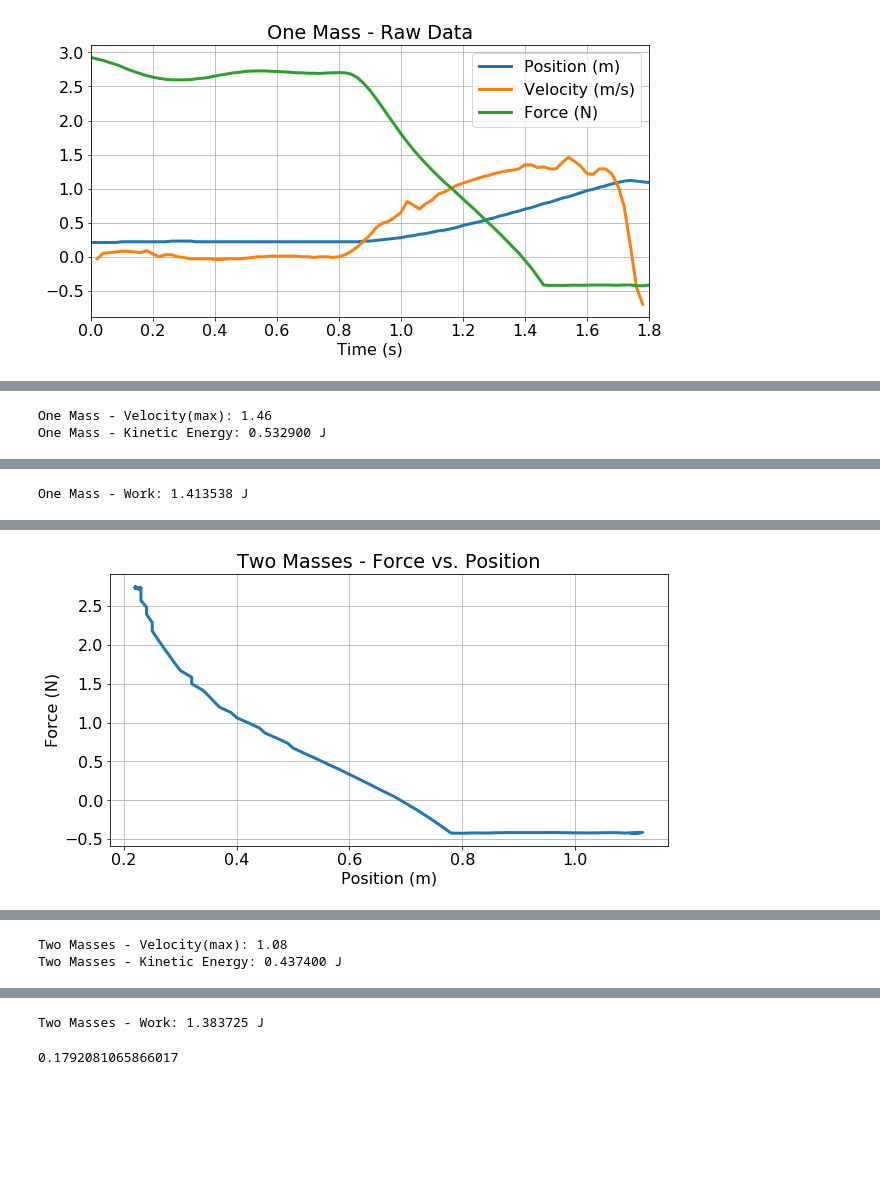
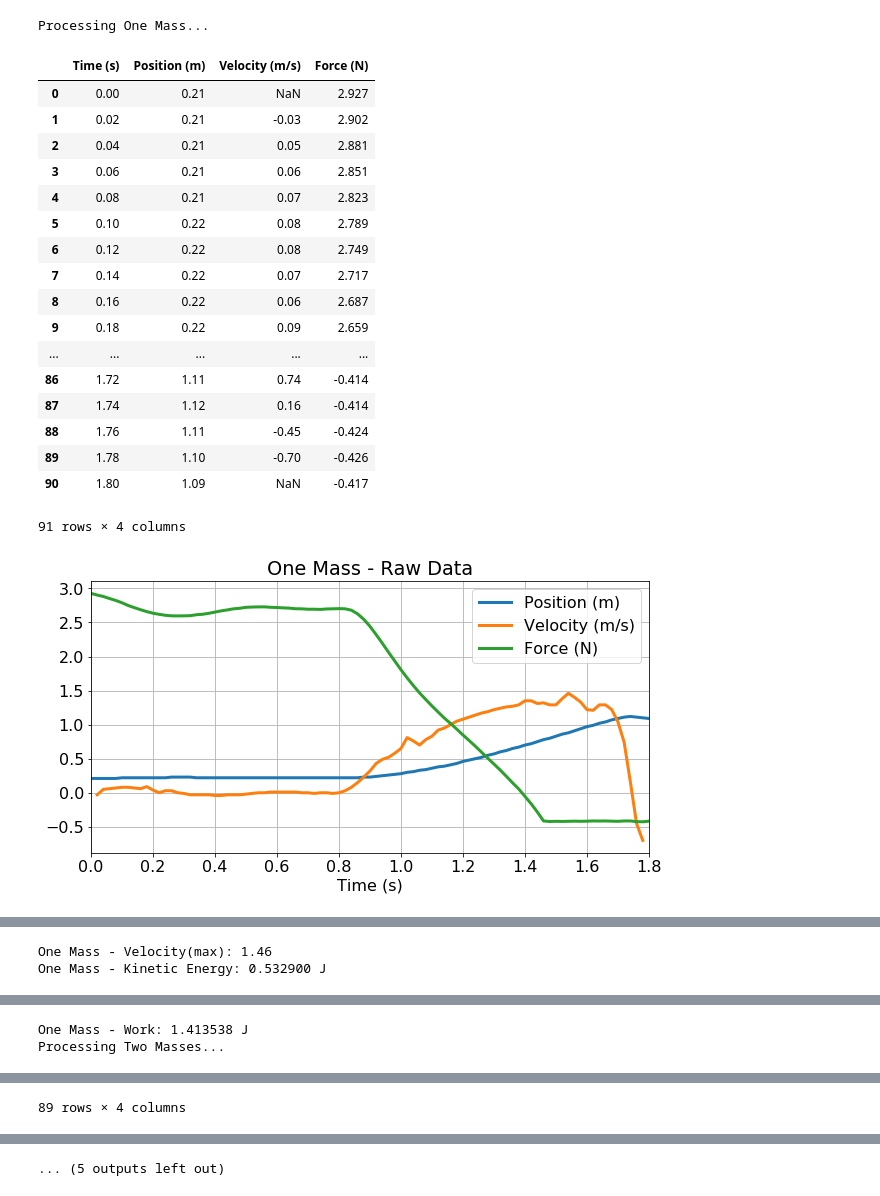
Before and after one commit to csvance/data-analysis, a Jupyter notebook: work_energy_theorem/work_energy_theorem.ipynb, the cells around one changed output, grey strips where cells are left out. Cells and saved outputs as stored; diff of their text form; code cells hidden in the pictures; blank space fills up the shorter version.

Commit message:
Add table display

```diff
--- a/work_energy_theorem/work_energy_theorem.ipynb
+++ b/work_energy_theorem/work_energy_theorem.ipynb
@@ -13,6 +13,9 @@ matplotlib.rcParams["lines.linewidth"] = "3"
 matplotlib.rcParams["axes.grid"] = True
 # %%
 def lab(df, title, mass):
+
+    print("Processing %s..." % title)
+    display(df)
 
     df.plot(x='Time (s)')
     plt.title('%s - Raw Data' % title)
@@ -52,37 +55,57 @@ def lab(df, title, mass):
     df = df.sort_values(by='Force (N)')
 
     # Fit a polynomial so we can integrate with a constant Δx
     f = np.poly1d(np.polyfit(df['Force (N)'], df['Position (m)'], 10))
 
     min_x = df['Force (N)'].min()
     max_x = df['Force (N)'].max()
     samples = len(df['Force (N)'])
     delta_x = abs(max_x - min_x) / samples
 
     # Create a discrete set of samples based on the polynomial with constant Δx
     force_fit_y = np.zeros((samples))
     force_fit_x = np.zeros((samples))
     for i in range(0, samples):
         force_fit_x[i] = df['Force (N)'].min() + i*delta_x
         force_fit_y[i] = f(force_fit_x[i])
 
     plt.plot(force_fit_x, force_fit_y)
     plt.plot(df['Force (N)'], df['Position (m)'])
     plt.show()
 
     # Use simpsons rule to approximate the area under the curve
     print("%s - Work: %f J" % (title, simps(force_fit_y, force_fit_x)))
 
 df_one = pd.read_csv('one_mass.csv')
 lab(df_one, 'One Mass', 0.5)
 
 df_two = pd.read_csv('two_masses.csv')
 lab(df_two, 'Two Masses', 0.75)
 # %% [output]
+Processing One Mass...
+|  | Time (s) | Position (m) | Velocity (m/s) | Force (N) |
+| 0 | 0.00 | 0.21 | NaN | 2.927 |
+| 1 | 0.02 | 0.21 | -0.03 | 2.902 |
+| 2 | 0.04 | 0.21 | 0.05 | 2.881 |
+| 3 | 0.06 | 0.21 | 0.06 | 2.851 |
+| 4 | 0.08 | 0.21 | 0.07 | 2.823 |
+| 5 | 0.10 | 0.22 | 0.08 | 2.789 |
+| 6 | 0.12 | 0.22 | 0.08 | 2.749 |
+| 7 | 0.14 | 0.22 | 0.07 | 2.717 |
+| 8 | 0.16 | 0.22 | 0.06 | 2.687 |
+| 9 | 0.18 | 0.22 | 0.09 | 2.659 |
+| ... | ... | ... | ... | ... |
+| 86 | 1.72 | 1.11 | 0.74 | -0.414 |
+| 87 | 1.74 | 1.12 | 0.16 | -0.414 |
+| 88 | 1.76 | 1.11 | -0.45 | -0.424 |
+| 89 | 1.78 | 1.10 | -0.70 | -0.426 |
+| 90 | 1.80 | 1.09 | NaN | -0.417 |
+91 rows × 4 columns
 [figure]
 [figure]
 [figure]
-One Mass - Velocity(max): 1.46
-One Mass - Kinetic Energy: 0.532900 J
+One Mass - Velocity(max): 1.46
+One Mass - Kinetic Energy: 0.532900 J
 [figure]
-One Mass - Work: 1.413538 J
+One Mass - Work: 1.413538 J
+Processing Two Masses...
@@ -89,2 +129,2 @@ One Mass - Work: 1.413538 J
+89 rows × 4 columns
 [figure]
-[figure, removed]
@@ -92,2 +130,0 @@ One Mass - Work: 1.413538 J
-Two Masses - Velocity(max): 1.08
-Two Masses - Kinetic Energy: 0.437400 J
@@ -95,5 +131 @@ Two Masses - Kinetic Energy: 0.437400 J
-Two Masses - Work: 1.383725 J
+... (5 outputs left out)
-# %%
-1- 0.437400/0.532900
-# %% [output]
-0.1792081065866017
```
Also changed, not shown: parts of 1 cell of this notebook.
